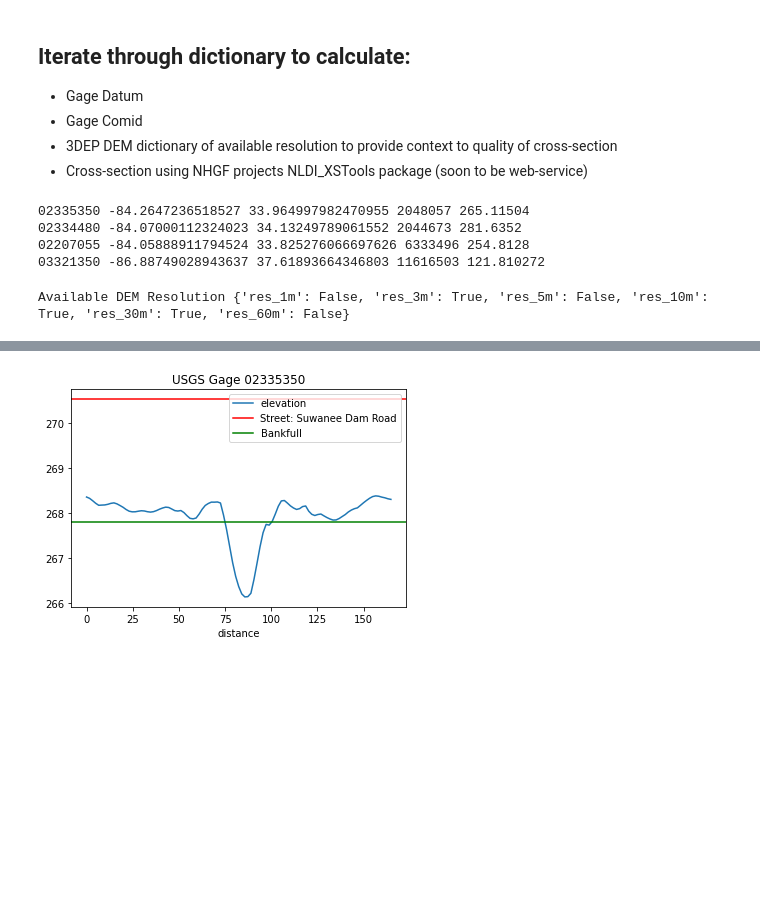
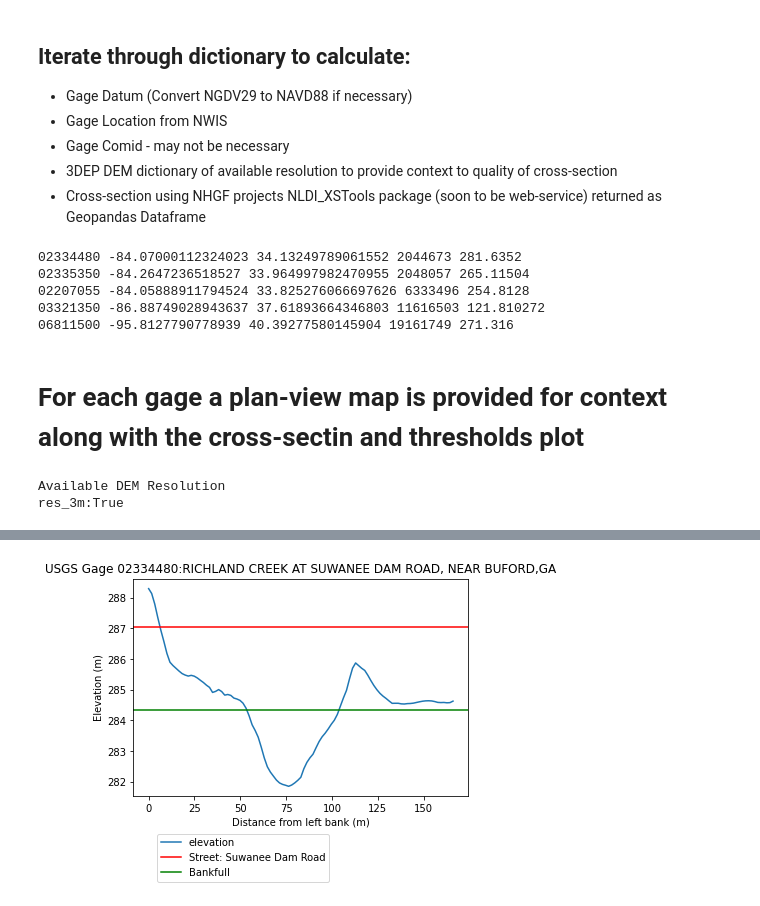
Before and after one commit to ACWI-SSWD/nldi_xstool_thresholds_test, a Jupyter notebook: notebooks/Threshold_XSTool_Demo.ipynb, the cells around one changed output, grey strips where cells are left out. Saved outputs shown, nothing was run; the diff lists cells and outputs as text; code cells hidden in the pictures; blank space fills up the shorter version.

```diff
--- a/notebooks/Threshold_XSTool_Demo.ipynb
+++ b/notebooks/Threshold_XSTool_Demo.ipynb
@@ -72,31 +54,33 @@ threshold_gages ={'02335350': {'path': [(-84.265284, 33.964690), (-84.264037, 33
 # %% [markdown]
 ## Iterate through dictionary to calculate:
-* Gage Datum
-* Gage Comid
+* Gage Datum (Convert NGDV29 to NAVD88 if necessary)
+* Gage Location from NWIS
+* Gage Comid - may not be necessary
 * 3DEP DEM dictionary of available resolution to provide context to quality of cross-section
-* Cross-section using NHGF projects NLDI_XSTools package (soon to be web-service)
+* Cross-section using NHGF projects NLDI_XSTools package (soon to be web-service) returned as Geopandas Dataframe
 # %%
 gage_datum_m = []
+gage_location = []
 gage_comid = []
 dem_res = []
 cross_sections = []
-for index, gage in enumerate(threshold_gages):
-
-    gage_datum_m.append(getGageDatum(gage, verbose=False))
-    gageloc = NLDI().getfeature_byid('nwissite', f'USGS-{gage}')
-    gage_comid.append(gageloc.comid.values.astype(int)[0])
-    x = gageloc.geometry.x[0]
-    y = gageloc.geometry.y[0]
-    print(gage, x, y, gage_comid[index], gage_datum_m[index])
-    path = threshold_gages[gage]['path']
-    cross_sections.append(getXSAtEndPts(threshold_gages[gage]['path'], 101, res=1.0))
+for index, (k,v) in enumerate(gage_path.items()):
+    gage_datum_m.append(getGageDatum(k, verbose=False))
+    gage_location.append(NLDI().getfeature_byid('nwissite', f'USGS-{k}'))
+    gage_comid.append(gage_location[index].comid.values.astype(int)[0])
+    x = gage_location[index].geometry.x[0]
+    y = gage_location[index].geometry.y[0]
+    print(k, x, y, gage_comid[index], gage_datum_m[index])
+    path = v['path']
+    cross_sections.append(getXSAtEndPts(path, 101, res=1.0))
     lnst = []
     for pt in path:
         lnst.append(Point(pt[0], pt[1]))
     bbox = LineString(lnst).envelope.bounds
-    dem_res.append(query_dems_shape(bbox))
+    dem_res.append(queryDEMsShape(bbox))
 # %% [output]
+02334480 -84.07000112324023 34.13249789061552 2044673 281.6352
 02335350 -84.2647236518527 33.964997982470955 2048057 265.11504
-02334480 -84.07000112324023 34.13249789061552 2044673 281.6352
 02207055 -84.05888911794524 33.825276066697626 6333496 254.8128
 03321350 -86.88749028943637 37.61893664346803 11616503 121.810272
+06811500 -95.8127790778939 40.39277580145904 19161749 271.316
@@ -118,5 +87,20 @@ def plot_gage(index):
+# %% [markdown]
+# For each gage a plan-view map is provided for context along with the cross-sectin and thresholds plot
 # %%
 index = 0
-plot_gage(index)
+plot_gage_xs(index=index,
+             gage_path=gage_path,
+             gage_thresholds=gage_thresholds,
+             cross_sections=cross_sections,
+             gage_datum=gage_datum_m,
+             dem_res=dem_res)
+
+m = plot_gage_location(index=index,
+                       gage_location=gage_location,
+                       gage_path=gage_path,
+                       gage_thresholds=gage_thresholds,
+                       cross_sections=cross_sections)
+m
 # %% [output]
-Available DEM Resolution {'res_1m': False, 'res_3m': True, 'res_5m': False, 'res_10m': True, 'res_30m': True, 'res_60m': False}
+Available DEM Resolution
+res_3m:True
@@ -123,3 +108,3 @@ Available DEM Resolution {'res_1m': False, 'res_3m': True, 'res_5m': False, 'res
-[figure, old version]
+[figure, new version]
 # %%
 index = 1
```
Also changed, not shown: parts of 13 cells of this notebook, 4 other files.
